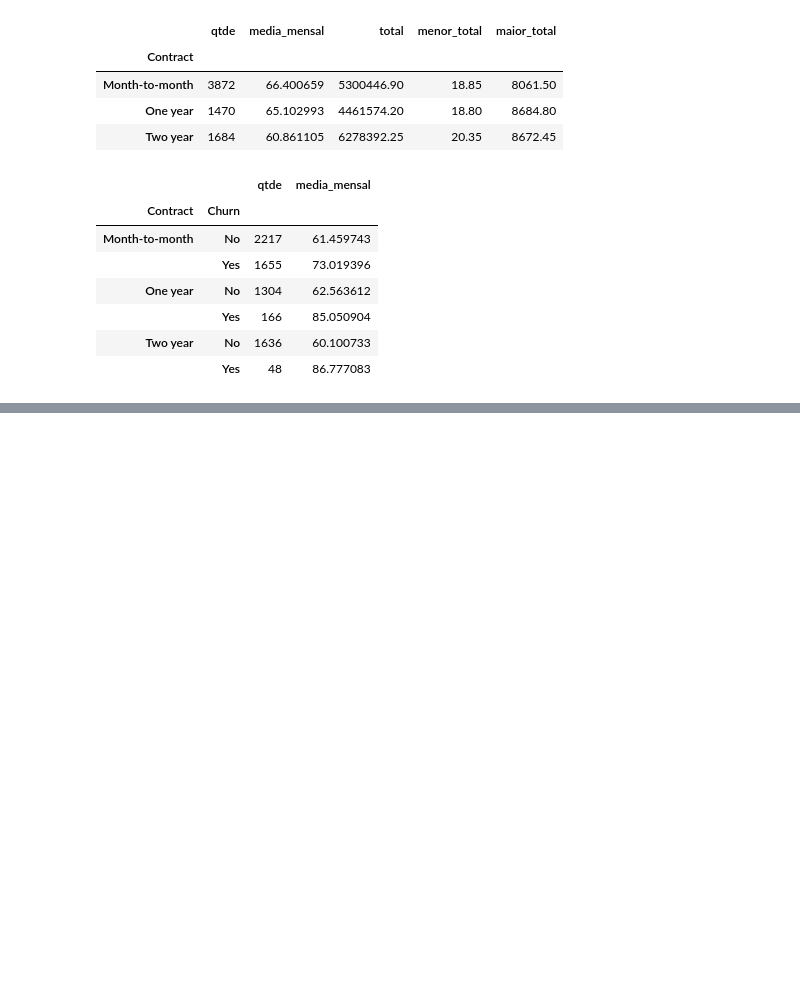
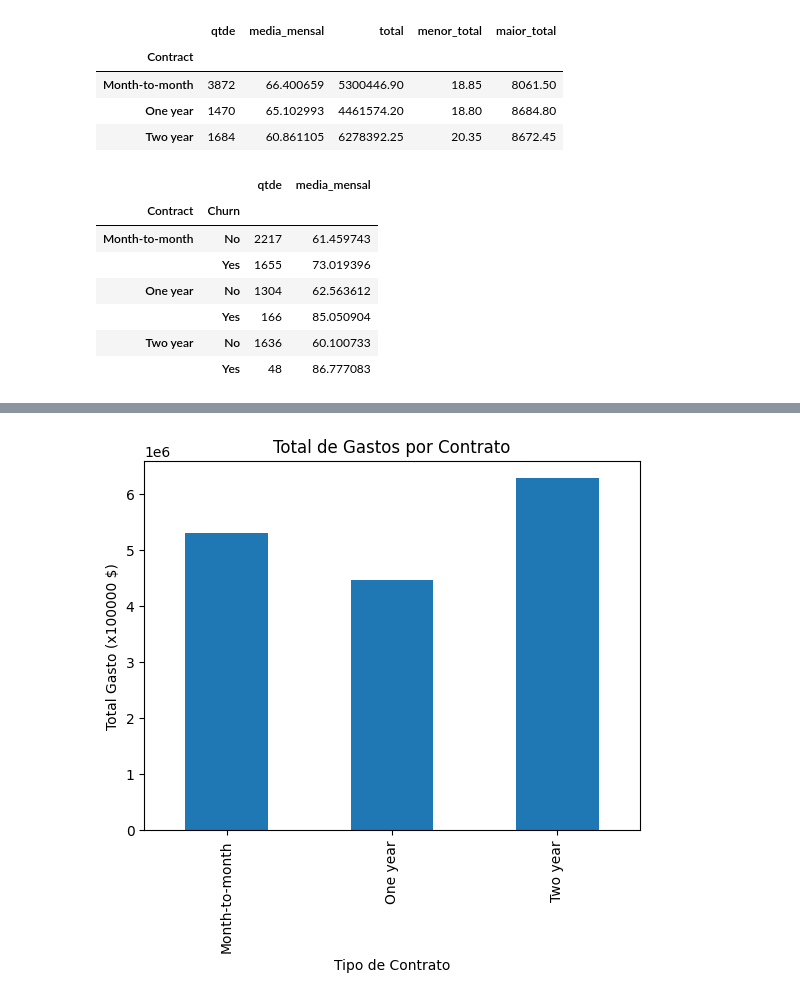
Before and after one commit to matheusraiano/ADS-SENAI-CdD, a Jupyter notebook: 2-Semestre/Aula02(19-08-2026)/aula.ipynb, the cells around one changed output, grey strips where cells are left out. Saved outputs shown, nothing was run; the diff lists cells and outputs as text; code cells hidden in the pictures; blank space fills up the shorter version.

```diff
--- a/2-Semestre/Aula02(19-08-2026)/aula.ipynb
+++ b/2-Semestre/Aula02(19-08-2026)/aula.ipynb
@@ -510,0 +523,9 @@ dados.groupby(['Contract', 'Churn']).agg(
+# %%
+tabela = dados.groupby('Contract')['TotalCharges'].sum()
+tabela.plot.bar()
+plt.title('Total de Gastos por Contrato')
+plt.xlabel('Tipo de Contrato')
+plt.ylabel('Total Gasto (x100000 $)')
+plt.show()
+# %% [output]
+[figure, added]
```
Also changed, not shown: parts of 4 cells of this notebook, 4 other files.
